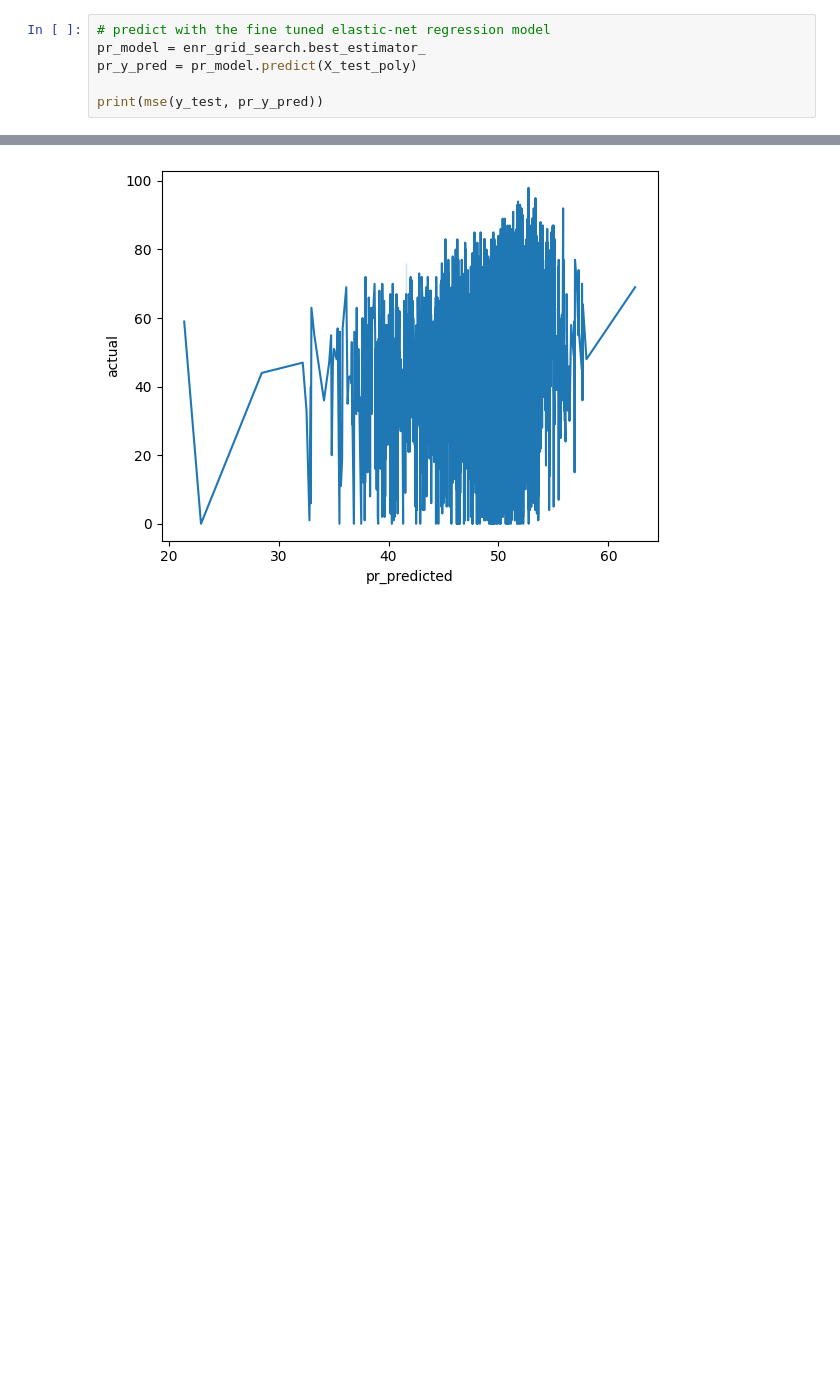
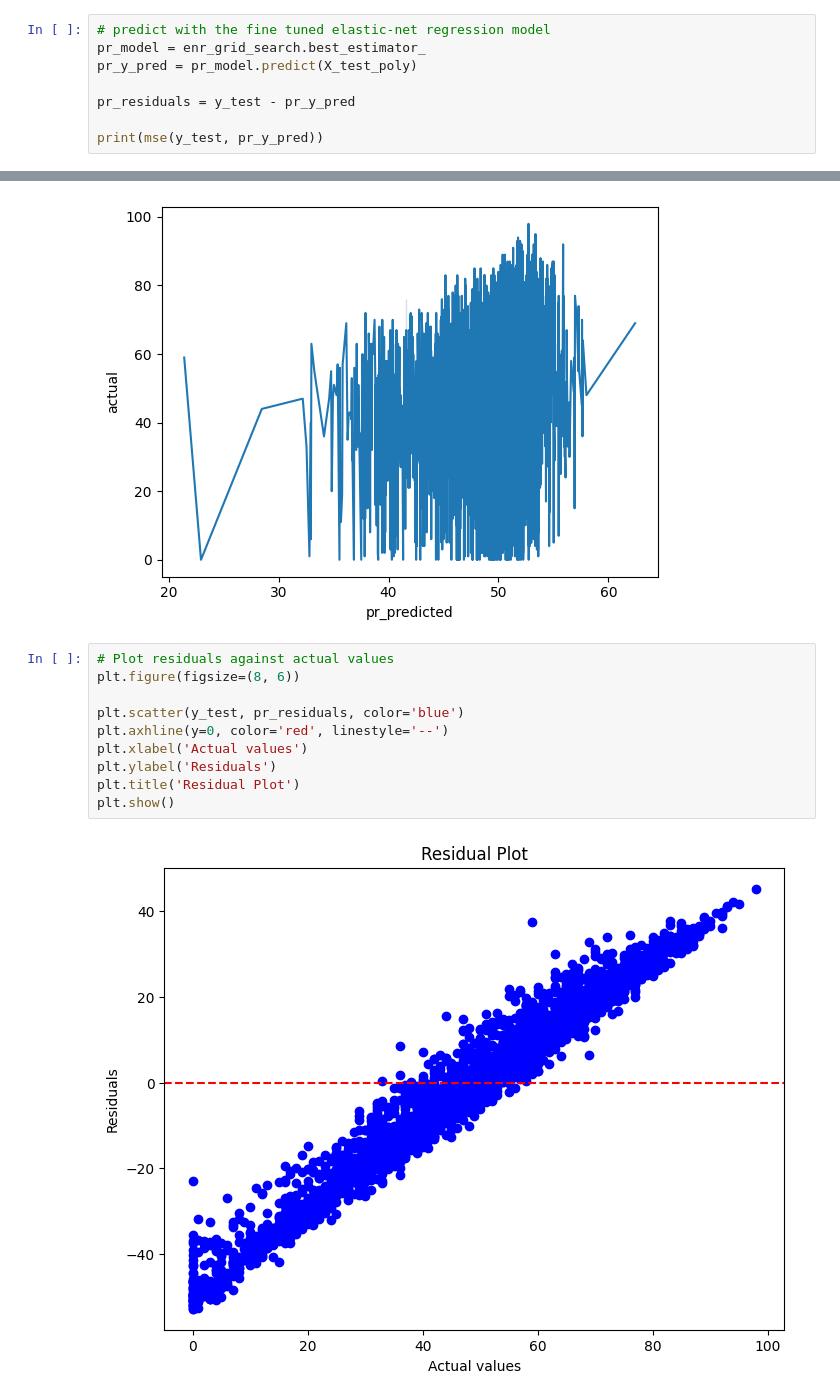
Before and after one commit to mahnsi/Group22FinalProject, a Jupyter notebook: group22FinalProject.ipynb, the cells around one changed output, grey strips where cells are left out. Saved outputs shown, nothing was run; the diff lists cells and outputs as text; blank space fills up the shorter version.

Commit message:
residual plot

```diff
--- a/group22FinalProject.ipynb
+++ b/group22FinalProject.ipynb
@@ -379,6 +379,8 @@ Best Hyperparameters: {'alpha': 0.1, 'l1_ratio': 0.9}
 pr_model = enr_grid_search.best_estimator_
 pr_y_pred = pr_model.predict(X_test_poly)
 
+pr_residuals = y_test - pr_y_pred
+
 print(mse(y_test, pr_y_pred))
 # %% [output]
 391.9911709904344
@@ -546,3 +546,15 @@ sns.lineplot(data=df, x='pr_predicted', y='actual')
 # %% [output]
 <Axes: xlabel='pr_predicted', ylabel='actual'>
 [figure]
+# %%
+# Plot residuals against actual values
+plt.figure(figsize=(8, 6))
+
+plt.scatter(y_test, pr_residuals, color='blue')
+plt.axhline(y=0, color='red', linestyle='--')
+plt.xlabel('Actual values')
+plt.ylabel('Residuals')
+plt.title('Residual Plot')
+plt.show()
+# %% [output]
+[figure, added]
```
Also changed, not shown: parts of 1 cell of this notebook.
